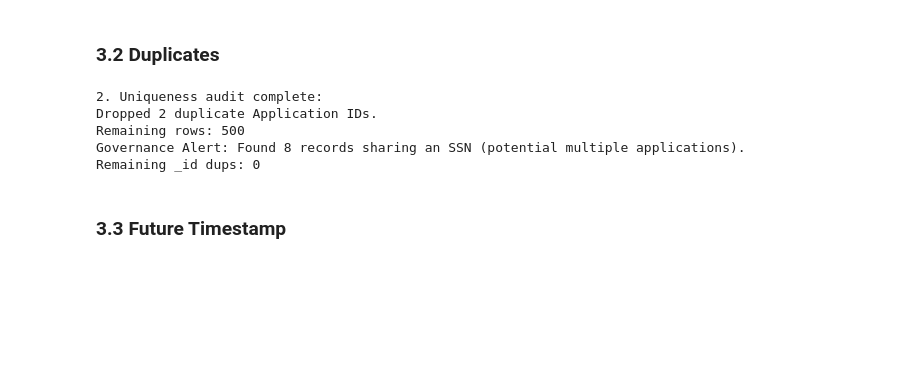
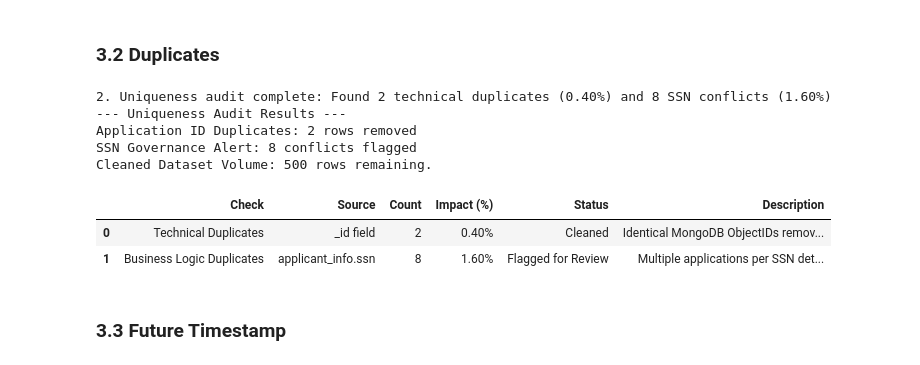
Before and after one commit to smiklosnova/dego-project-teamTXB13, a Jupyter notebook: notebooks/01-data-quality.ipynb, the cells around one changed output. Drawn from its saved outputs; the diff is of its cells as text; code cells hidden in the pictures; blank space fills up the shorter version.

```diff
--- a/notebooks/01-data-quality.ipynb
+++ b/notebooks/01-data-quality.ipynb
@@ -519,23 +524,48 @@ Warning: 0 non-numeric strings were coerced to NaN for safety.
 # %%
 # 3.2 DUPLICATES [2.5 Categorical] HIGH!
 initial_count = len(df1)
 
+# 1. Logic: Drop duplicates and count SSN conflicts
 df2 = df1.drop_duplicates(subset='_id', keep='first').copy()
+id_dups_count = initial_count - len(df2)
+id_dups_pct = (id_dups_count / initial_count) * 100
 
 duplicate_applicants = df2.duplicated(subset=['applicant_info.ssn'], keep=False).sum()
+ssn_dups_pct = (duplicate_applicants / len(df2)) * 100
 
-print(f"2. Uniqueness audit complete:")
-print(f"Dropped {initial_count - len(df2)} duplicate Application IDs.")
-print(f"Remaining rows: {len(df2)}")
-print(f"Governance Alert: Found {duplicate_applicants} records sharing an SSN (potential multiple applications).")
+# 2. Results with Count and % (Satisfying Feedback)
 
-print("Remaining _id dups:", df2['_id'].duplicated().sum())
+print(f"2. Uniqueness audit complete: Found {id_dups_count} technical duplicates ({id_dups_pct:.2f}%) and {duplicate_applicants} SSN conflicts ({ssn_dups_pct:.2f}%)")
+
+print(f"--- Uniqueness Audit Results ---")
+print(f"Application ID Duplicates: {id_dups_count} rows removed")
+print(f"SSN Governance Alert: {duplicate_applicants} conflicts flagged")
+print(f"Cleaned Dataset Volume: {len(df2)} rows remaining.")
+
+# 3. Governance Summary Table for this section
+import pandas as pd
+dup_audit = pd.DataFrame({
+    'Check': ['Technical Duplicates', 'Business Logic Duplicates'],
+    'Source': ['_id field', 'applicant_info.ssn'],
+    'Count': [id_dups_count, duplicate_applicants],
+    'Impact (%)': [f"{id_dups_pct:.2f}%", f"{ssn_dups_pct:.2f}%"],
+    'Status': ['Cleaned', 'Flagged for Review'],
+    'Description': [
+        "Identical MongoDB ObjectIDs removed to ensure row uniqueness.",
+        "Multiple applications per SSN detected; needs investigation for fraud."
+    ]
+})
+
+display(dup_audit)
 # %% [output]
-2. Uniqueness audit complete:
-Dropped 2 duplicate Application IDs.
-Remaining rows: 500
-Governance Alert: Found 8 records sharing an SSN (potential multiple applications).
-Remaining _id dups: 0
+2. Uniqueness audit complete: Found 2 technical duplicates (0.40%) and 8 SSN conflicts (1.60%)
+--- Uniqueness Audit Results ---
+Application ID Duplicates: 2 rows removed
+SSN Governance Alert: 8 conflicts flagged
+Cleaned Dataset Volume: 500 rows remaining.
+|  | Check | Source | Count | Impact (%) | Status | Description |
+| 0 | Technical Duplicates | _id field | 2 | 0.40% | Cleaned | Identical MongoDB ObjectIDs remov... |
+| 1 | Business Logic Duplicates | applicant_info.ssn | 8 | 1.60% | Flagged for Review | Multiple applications per SSN det... |
 # %% [markdown]
 ### 3.3 Future Timestamp
 # %%
```
Also changed, not shown: parts of 12 cells of this notebook, 1 other file.
